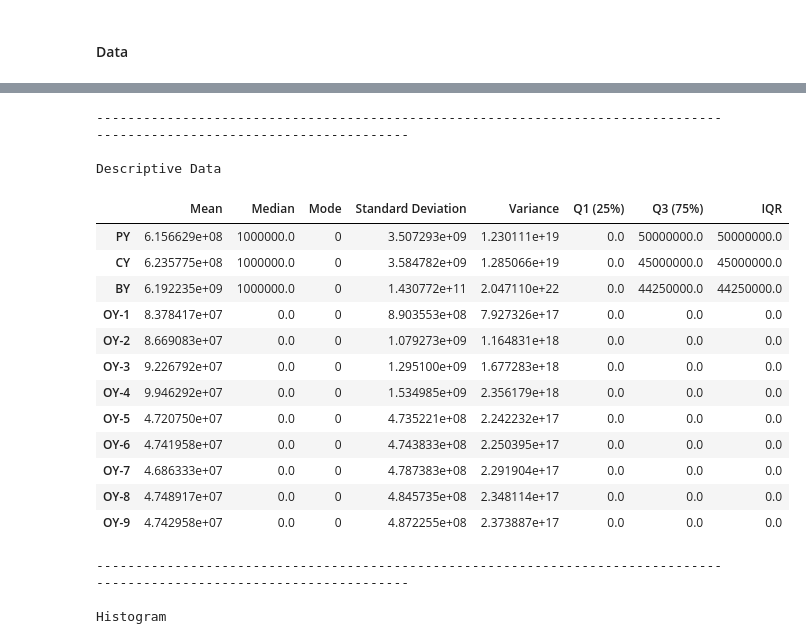
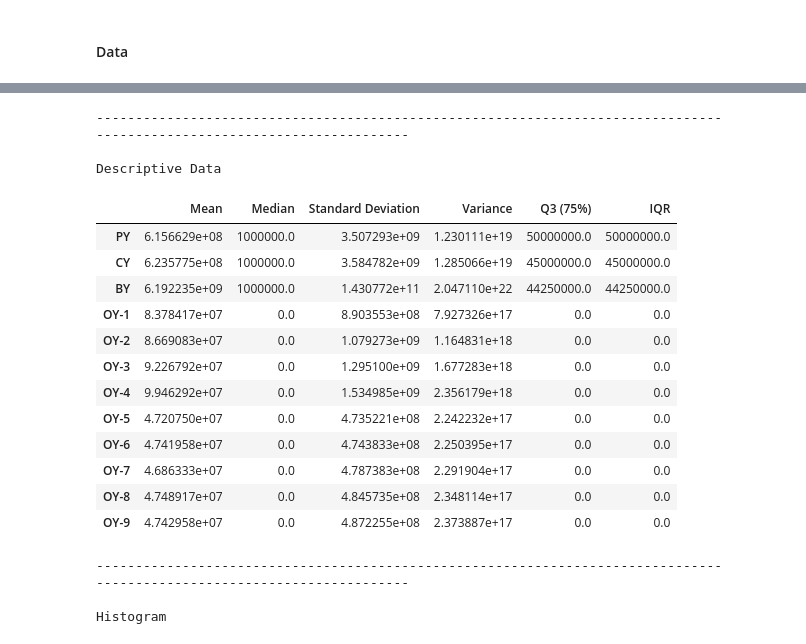
Before and after one commit to is-leeroy-jenkins/Sched-X, a Jupyter notebook: max.ipynb, the cells around one changed output, grey strips where cells are left out. Drawn from its saved outputs; the diff is of its cells as text; code cells hidden in the pictures.

```diff
--- a/max.ipynb
+++ b/max.ipynb
@@ -157,39 +144,37 @@ Numeric Statistics
 # %%
 
 descriptive_stats = {
     "Mean": df_numeric.mean( ).round( 2 ),
     "Median": df_numeric.median( ).round( 2 ),
-    "Mode": df_numeric.mode( ).iloc[ 0 ].round( 2 ),
     "Standard Deviation": df_numeric.std( ).round( 2 ),
     "Variance": df_numeric.var( ).round(2 ),
-    "Q1 (25%)": df_numeric.quantile( 0.25 ).round( 2 ),
     "Q3 (75%)": df_numeric.quantile( 0.75 ).round( 2 ),
     "IQR": ( df_numeric.quantile( 0.75 ) - df_numeric.quantile( 0.25 )),
 }
 
 print( hdr )
 print('Descriptive Data')
 print( nwln )
 
 df_descriptive = pd.DataFrame( descriptive_stats )
 df_descriptive.round( 2 )
 # %% [output]
 ------------------------------------------------------------------------------------------------------------------------
 
 Descriptive Data
-|  | Mean | Median | Mode | Standard Deviation | Variance | Q1 (25%) | Q3 (75%) | IQR |
-| PY | 6.156629e+08 | 1000000.0 | 0 | 3.507293e+09 | 1.230111e+19 | 0.0 | 50000000.0 | 50000000.0 |
-| CY | 6.235775e+08 | 1000000.0 | 0 | 3.584782e+09 | 1.285066e+19 | 0.0 | 45000000.0 | 45000000.0 |
-| BY | 6.192235e+09 | 1000000.0 | 0 | 1.430772e+11 | 2.047110e+22 | 0.0 | 44250000.0 | 44250000.0 |
-| OY-1 | 8.378417e+07 | 0.0 | 0 | 8.903553e+08 | 7.927326e+17 | 0.0 | 0.0 | 0.0 |
-| OY-2 | 8.669083e+07 | 0.0 | 0 | 1.079273e+09 | 1.164831e+18 | 0.0 | 0.0 | 0.0 |
-| OY-3 | 9.226792e+07 | 0.0 | 0 | 1.295100e+09 | 1.677283e+18 | 0.0 | 0.0 | 0.0 |
-| OY-4 | 9.946292e+07 | 0.0 | 0 | 1.534985e+09 | 2.356179e+18 | 0.0 | 0.0 | 0.0 |
-| OY-5 | 4.720750e+07 | 0.0 | 0 | 4.735221e+08 | 2.242232e+17 | 0.0 | 0.0 | 0.0 |
-| OY-6 | 4.741958e+07 | 0.0 | 0 | 4.743833e+08 | 2.250395e+17 | 0.0 | 0.0 | 0.0 |
-| OY-7 | 4.686333e+07 | 0.0 | 0 | 4.787383e+08 | 2.291904e+17 | 0.0 | 0.0 | 0.0 |
-| OY-8 | 4.748917e+07 | 0.0 | 0 | 4.845735e+08 | 2.348114e+17 | 0.0 | 0.0 | 0.0 |
-| OY-9 | 4.742958e+07 | 0.0 | 0 | 4.872255e+08 | 2.373887e+17 | 0.0 | 0.0 | 0.0 |
+|  | Mean | Median | Standard Deviation | Variance | Q3 (75%) | IQR |
+| PY | 6.156629e+08 | 1000000.0 | 3.507293e+09 | 1.230111e+19 | 50000000.0 | 50000000.0 |
+| CY | 6.235775e+08 | 1000000.0 | 3.584782e+09 | 1.285066e+19 | 45000000.0 | 45000000.0 |
+| BY | 6.192235e+09 | 1000000.0 | 1.430772e+11 | 2.047110e+22 | 44250000.0 | 44250000.0 |
+| OY-1 | 8.378417e+07 | 0.0 | 8.903553e+08 | 7.927326e+17 | 0.0 | 0.0 |
+| OY-2 | 8.669083e+07 | 0.0 | 1.079273e+09 | 1.164831e+18 | 0.0 | 0.0 |
+| OY-3 | 9.226792e+07 | 0.0 | 1.295100e+09 | 1.677283e+18 | 0.0 | 0.0 |
+| OY-4 | 9.946292e+07 | 0.0 | 1.534985e+09 | 2.356179e+18 | 0.0 | 0.0 |
+| OY-5 | 4.720750e+07 | 0.0 | 4.735221e+08 | 2.242232e+17 | 0.0 | 0.0 |
+| OY-6 | 4.741958e+07 | 0.0 | 4.743833e+08 | 2.250395e+17 | 0.0 | 0.0 |
+| OY-7 | 4.686333e+07 | 0.0 | 4.787383e+08 | 2.291904e+17 | 0.0 | 0.0 |
+| OY-8 | 4.748917e+07 | 0.0 | 4.845735e+08 | 2.348114e+17 | 0.0 | 0.0 |
+| OY-9 | 4.742958e+07 | 0.0 | 4.872255e+08 | 2.373887e+17 | 0.0 | 0.0 |
 # %%
 print( hdr )
 print( 'Histogram' )
```
Also changed, not shown: parts of 3 cells of this notebook.
